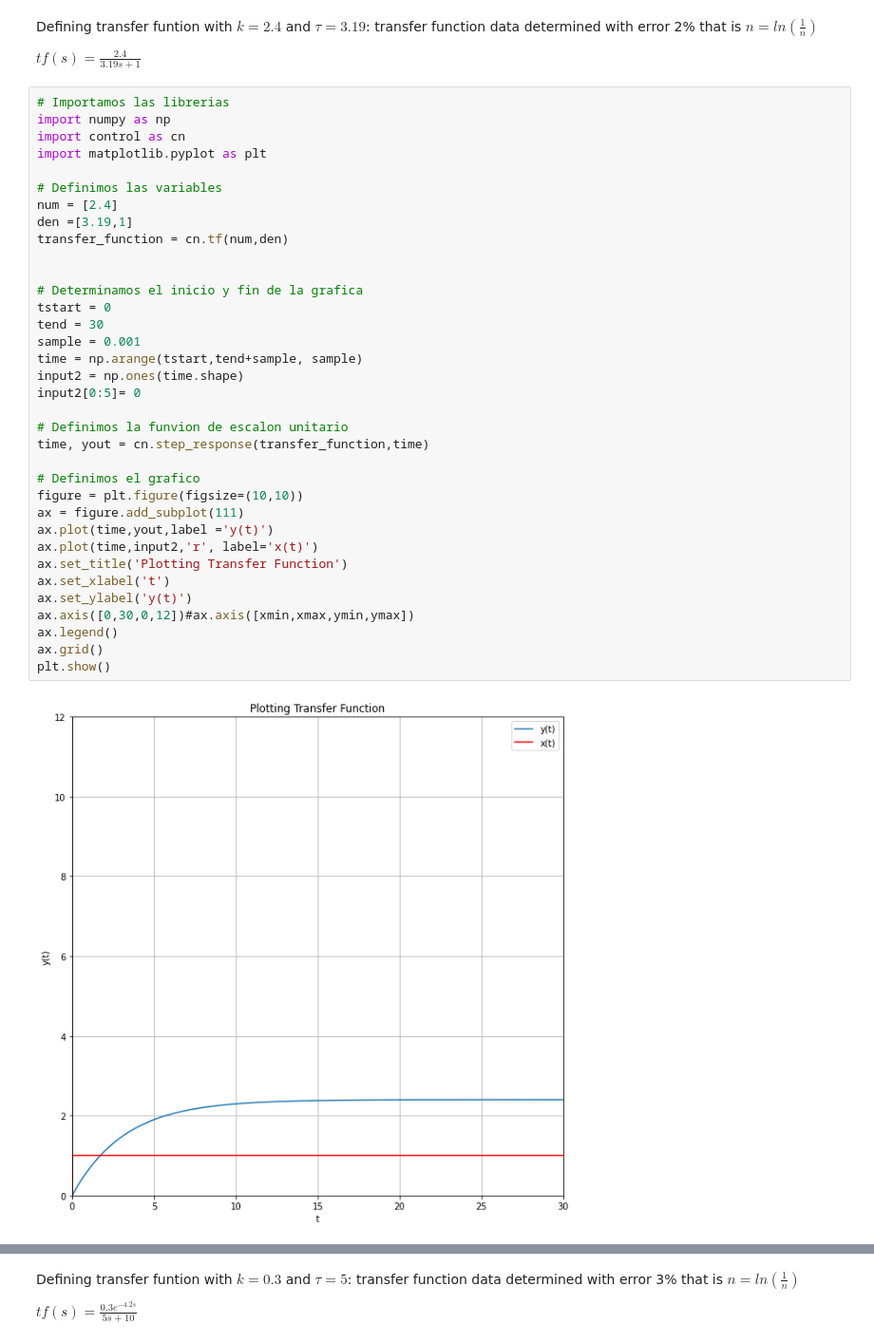
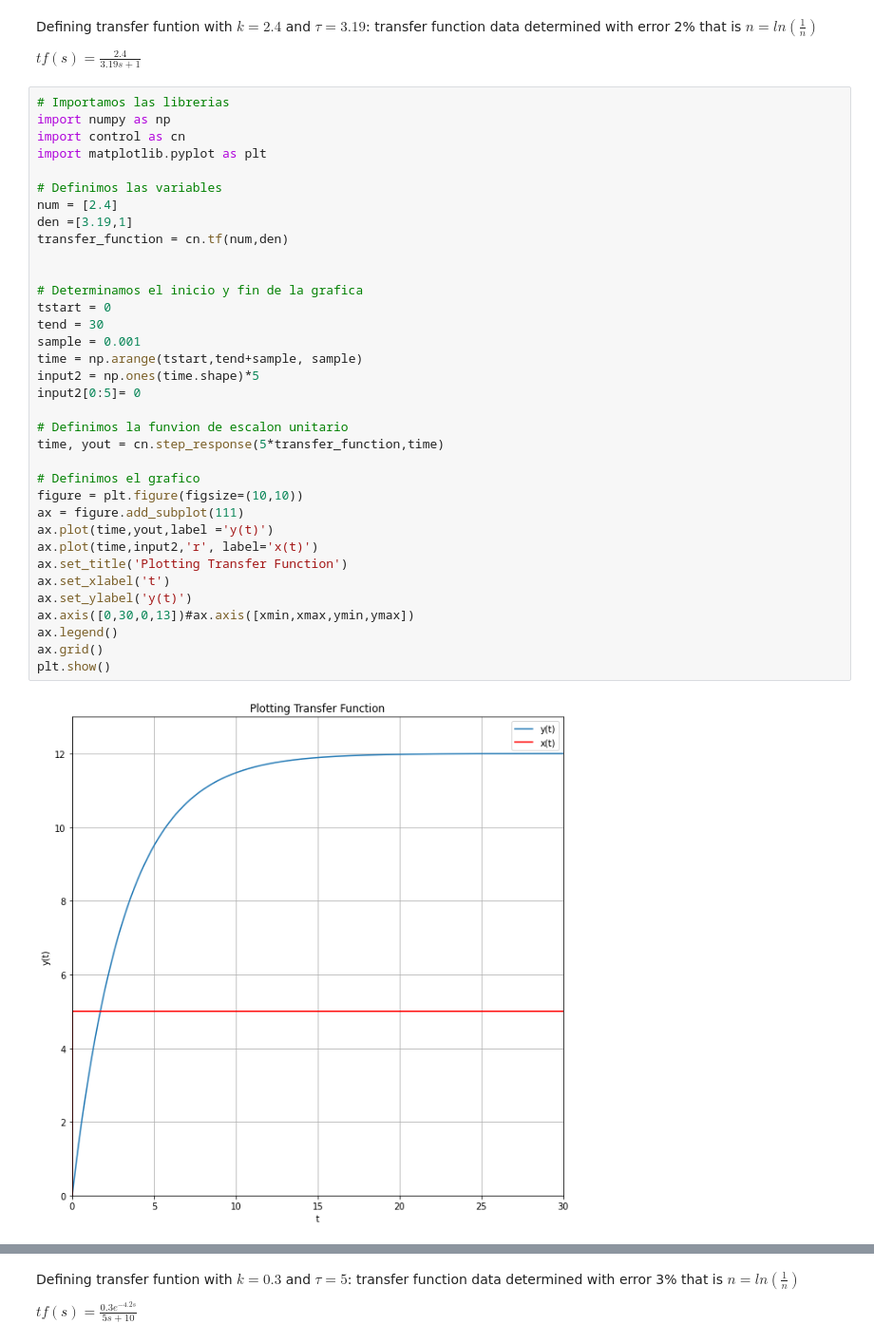
Before and after one commit to Ricardo-Gomez-4-113/Control-inteligente, a Jupyter notebook: Control_Inteligente.ipynb, the cells around one changed output, grey strips where cells are left out. Shown: that part at 95% size. Cells and saved outputs as stored; diff of their text form.

```diff
--- a/Control_Inteligente.ipynb
+++ b/Control_Inteligente.ipynb
@@ -868,35 +868,35 @@ import numpy as np
 import control as cn
 import matplotlib.pyplot as plt
 
 # Definimos las variables
 num = [2.4]
 den =[3.19,1]
 transfer_function = cn.tf(num,den)
 
 
 # Determinamos el inicio y fin de la grafica
 tstart = 0
 tend = 30
 sample = 0.001
 time = np.arange(tstart,tend+sample, sample)
-input2 = np.ones(time.shape)
+input2 = np.ones(time.shape)*5
 input2[0:5]= 0
 
 # Definimos la funvion de escalon unitario
-time, yout = cn.step_response(transfer_function,time)
+time, yout = cn.step_response(5*transfer_function,time)
 
 # Definimos el grafico
 figure = plt.figure(figsize=(10,10))
 ax = figure.add_subplot(111)
 ax.plot(time,yout,label ='y(t)')
 ax.plot(time,input2,'r', label='x(t)')
 ax.set_title('Plotting Transfer Function')
 ax.set_xlabel('t')
 ax.set_ylabel('y(t)')
-ax.axis([0,30,0,12])#ax.axis([xmin,xmax,ymin,ymax])
+ax.axis([0,30,0,13])#ax.axis([xmin,xmax,ymin,ymax])
 ax.legend()
 ax.grid()
 plt.show()
 # %% [output]
-[figure, old version]
+[figure, new version]
 # %% [markdown]
```
Also changed, not shown: parts of 2 cells of this notebook.
